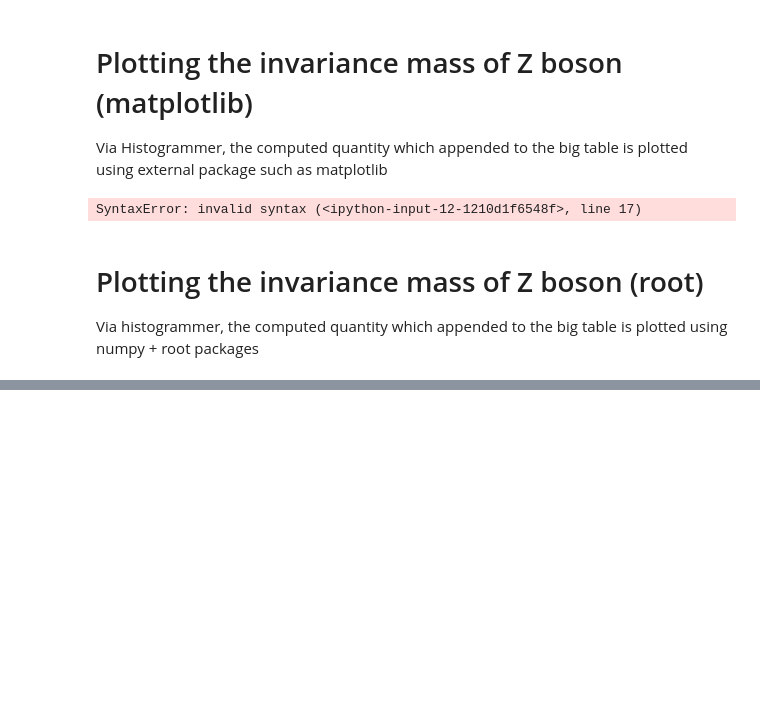
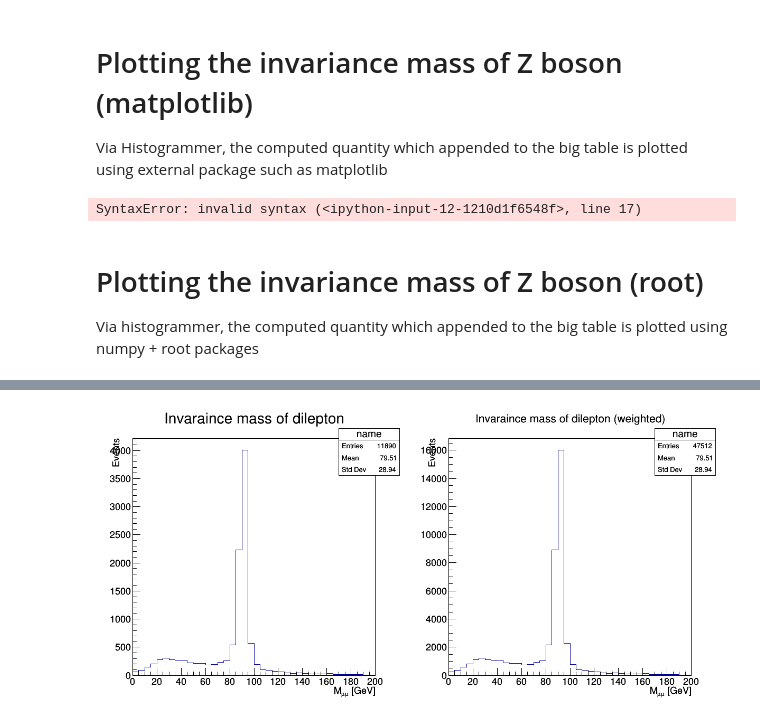
Before and after one commit to khurtado/PadovaBIGDATA, a Jupyter notebook: Jupyter_Notebook/Zpeak_nano_multipledataset.ipynb, the cells around one changed output, grey strips where cells are left out. Drawn from its saved outputs; the diff is of its cells as text; code cells hidden in the pictures; blank space fills up the shorter version.

```diff
--- a/Jupyter_Notebook/Zpeak_nano_multipledataset.ipynb
+++ b/Jupyter_Notebook/Zpeak_nano_multipledataset.ipynb
@@ -254,45 +318,45 @@ Via histogrammer, the computed quantity which appended to the big table is plott
 # %%
 #Using numpy + pyroot
+
 from histogrammar import *
+import histogrammar.sparksql
 import ROOT
 import numpy as np
 
-TTDF = np.array(DF.filter(DF.proc_sample.like("TT")).select('mll').select('weight').collect()).flatten()
-DYDF = np.array(DF.filter(DF.proc_sample.like("DYJetsToLL")).select('mll').select('weight').collect()).flatten()
-ZZDF = np.array(DF.filter(DF.proc_sample.like("ZZ")).select('mll').select('weight').collect()).flatten()
-WZDF = np.array(DF.filter(DF.proc_sample.like("WZ")).select('mll').select('weight').collect()).flatten()
-WWDF = np.array(DF.filter(DF.proc_sample.like("WW")).select('mll').select('weight').collect()).flatten()
-DATADF = np.array(DF.filter(DF.proc_sample.like("SingleMuon")).select('mll').select('weight').collect()).flatten()
-#Template
-histogram = Bin(40, 0, 200, lambda x : x.weight )
+#df = DF.select('mll','proc_weight').filter(DF.proc_sample.like("DYJetsToLL"))
+#df.show(3)
+df = np.array(DF.filter(DF.proc_sample.like("WZ")).select('mll').collect()).flatten()
+dfw = np.array(DF.filter(DF.proc_sample.like("WZ")).select('proc_weight').collect()).flatten()
 
-histtt = histogram.copy()
-histdy = histogram.copy()
-histzz = histogram.copy()
-histwz = histogram.copy()
-histww = histogram.copy()
-histdata = histogram.copy()
+#histogrammar.sparksql.addMethods(df)
+histogram = Bin(40, 0, 200, lambda x : x, Count())
 
-#histogram.fill.numpy(TTDF)
+#hist = df.Bin(40, 0, 200, df['mll'])
+#hist1 = df.Bin(40, 0, 200, df['mll'], hg.Count(df['proc_weight']) )
 
-histtt.fill.numpy(TTDF)
-histdy.fill.numpy(DYDF)
-histzz.fill.numpy(ZZDF)
-histwz.fill.numpy(WZDF)
-histww.fill.numpy(WWDF)
-histdata.fill.numpy(DATADF)
+hist = histogram.copy()
+hist1 = histogram.copy()
 
-#stack = Stack.build(histtt,histdy,histzz,histwz,histww,histdata)
-stack = Stack.build(histtt)
-roothist = stack.plot.root("name", "Invaraince mass of dilepton")
-for i, h in enumerate(roothist.values()):
-    h.SetFillColor(i + 2)
+hist.fill.numpy(df)
 
-c = ROOT.TCanvas("c1","The Canvas Title",800,600)
-#roothist = histdy.plot.root("name", "Invaraince mass of dilepton")
+for i, j in zip(df, dfw):
+    hist1.fill(i,j)
+
+c = ROOT.TCanvas("c1","The Canvas Title",1200,600)
+c.Clear()
+c.Divide(2,1)
+c.cd(1)
+#c.SetLogy()
+roothist = hist.plot.root("name", "Invaraince mass of dilepton")
 roothist.GetYaxis().SetTitle("Events")
 roothist.GetXaxis().SetTitle("M_{#mu#mu} [GeV]")
 roothist.Draw()
+
+c.cd(2)
+#c.SetLogy()
+roothist1 = hist1.plot.root("name", "Invaraince mass of dilepton (weighted)")
+roothist1.GetYaxis().SetTitle("Events")
+roothist1.GetXaxis().SetTitle("M_{#mu#mu} [GeV]")
+roothist1.Draw()
 c.Draw()
-#c.SaveAs("test.png")
 # %% [output]
@@ -299,0 +364 @@ AnalysisException: u"cannot resolve '`mll`' given input columns: [proc_kfactor,
+[figure, added]
```
Also changed, not shown: parts of 4 cells of this notebook.
